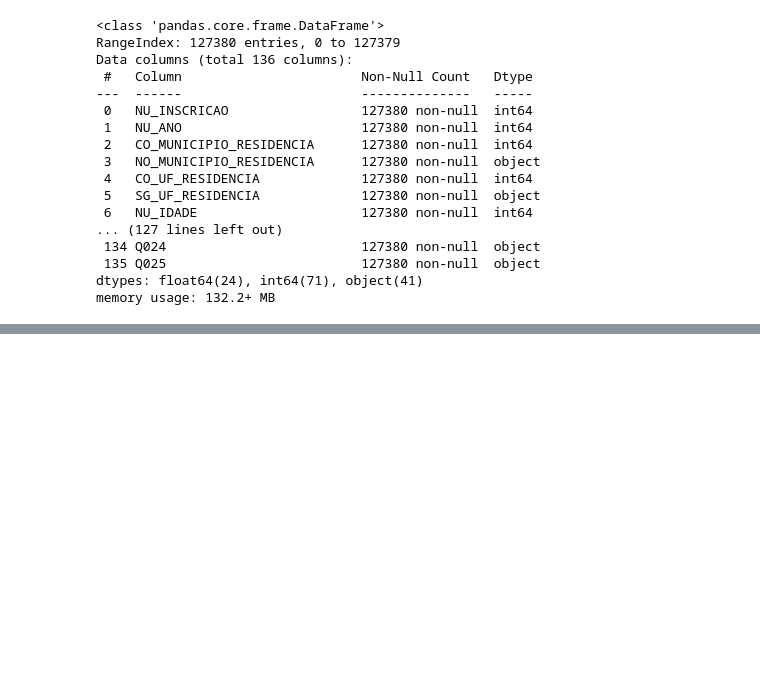
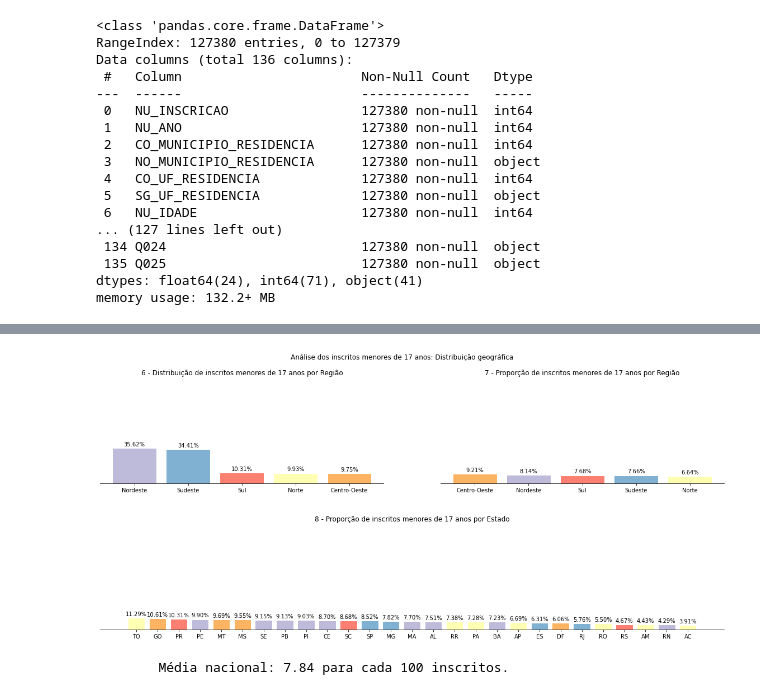
Before and after one commit to luciaemiliaeu/Enem2019, a Jupyter notebook: Enem2019.ipynb, the cells around one changed output, grey strips where cells are left out. Saved outputs shown, nothing was run; the diff lists cells and outputs as text; code cells hidden in the pictures; blank space fills up the shorter version.

Commit message:
Análise exploratória e avaliação de desempenho com base em medidas socieconomicas

```diff
--- a/Enem2019.ipynb
+++ b/Enem2019.ipynb
@@ -553,0 +341,59 @@ print('{0:.2f}% dos inscritos menores de 17 anos tiram notas maiores que a médi
+# %%
+fig = plt.figure(figsize=(20,8))
+gspec = gridspec.GridSpec(2,2)
+plt.subplots_adjust(hspace=0.5)
+fig.suptitle('Análise dos inscritos menores de 17 anos: Distribuição geográfica')
+
+#Plotagem da distribuição de inscritos menores de 17 anos por região
+barChart_distribuicao_regiao = plt.subplot(gspec[0,0])
+distribuicao_alunos_menores_por_regiao = (alunos_menores_17['Região'].
+                                          value_counts(normalize=True))
+bars = barChart_distribuicao_regiao.bar(distribuicao_alunos_menores_por_regiao.index,
+                                        distribuicao_alunos_menores_por_regiao)
+barChart_distribuicao_regiao.set_title('6 - Distribuição de inscritos menores de 17 anos por Região',
+                           pad=20)
+format_vertical(barChart_distribuicao_regiao,
+                distribuicao_alunos_menores_por_regiao.index,
+                barChart_distribuicao_regiao.get_xticks())
+annotate_vertical(barChart_distribuicao_regiao, bars, None)
+for bar, regiao in zip(bars, distribuicao_alunos_menores_por_regiao.index):
+  bar.set_color(cmap(regioes_colors[regiao]))
+
+#Plotagem da proporção inscritos menores de 17 anos por região
+barChart_regiao = plt.subplot(gspec[0,1])
+proporcao_alunos_menores_por_regiao = (alunos_menores_17['Região'].value_counts().sort_index() /
+                                       dados['Região'].value_counts().sort_index())
+proporcao_alunos_menores_por_regiao = proporcao_alunos_menores_por_regiao.sort_values(ascending=False)
+bars = barChart_regiao.bar(proporcao_alunos_menores_por_regiao.index,
+                           proporcao_alunos_menores_por_regiao.values)
+barChart_regiao.set_title('7 - Proporção de inscritos menores de 17 anos por Região',
+                           pad=20)
+format_vertical(barChart_regiao,
+                proporcao_alunos_menores_por_regiao.index ,
+                np.arange(len(proporcao_alunos_menores_por_regiao)))
+annotate_vertical(barChart_regiao, bars, None)
+for bar, regiao in zip(bars, proporcao_alunos_menores_por_regiao.index):
+  bar.set_color(cmap(regioes_colors[regiao]))
+
+#Plotagem de inscritos menores de 17 anos por estado
+barChart_estados = plt.subplot(gspec[1,0:])
+proporcao_alunos_menores_por_estado = (alunos_menores_17['SG_UF_RESIDENCIA'].value_counts().sort_index()/
+                                       num_inscritos_por_estado.sort_index())
+proporcao_alunos_menores_por_estado = proporcao_alunos_menores_por_estado.sort_values(ascending=False)
+bars = barChart_estados.bar(proporcao_alunos_menores_por_estado.index,
+                            proporcao_alunos_menores_por_estado.values, width=0.75 )
+barChart_estados.set_title('8 - Proporção de inscritos menores de 17 anos por Estado',
+                           pad=20)
+format_vertical(barChart_estados,
+                proporcao_alunos_menores_por_estado.index ,
+                np.arange(len(proporcao_alunos_menores_por_estado)))
+annotate_vertical(barChart_estados, bars, None)
+for bar, estado in zip(bars,proporcao_alunos_menores_por_estado.index):
+  bar.set_color(cmap(regioes_colors[regioes[estado]]))
+
+plt.show()
+print('\n\tMédia nacional: {0:.2f} para cada 100 inscritos.'.
+      format(np.round(alunos_menores_17.shape[0]/dados.shape[0]*100, 2)))
+# %% [output]
+[figure, added]
+        Média nacional: 7.84 para cada 100 inscritos.
```
Also changed, not shown: parts of 79 cells of this notebook.
